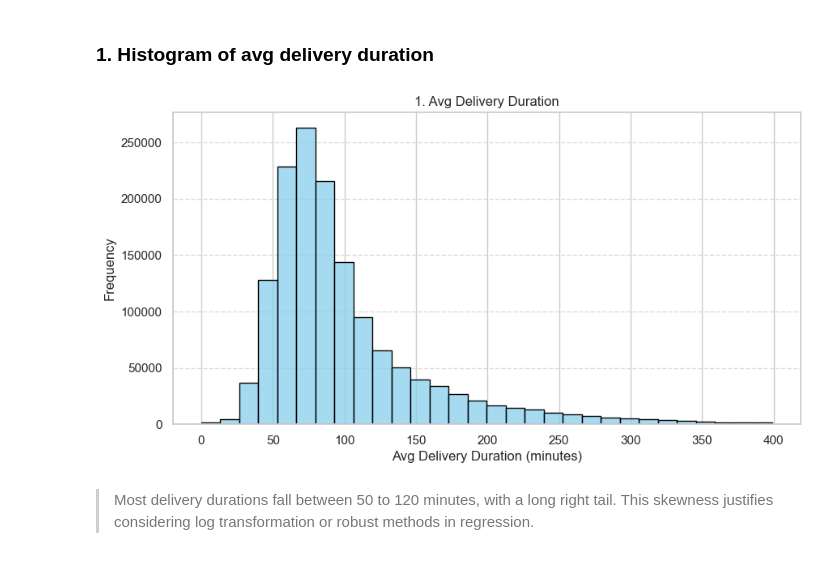
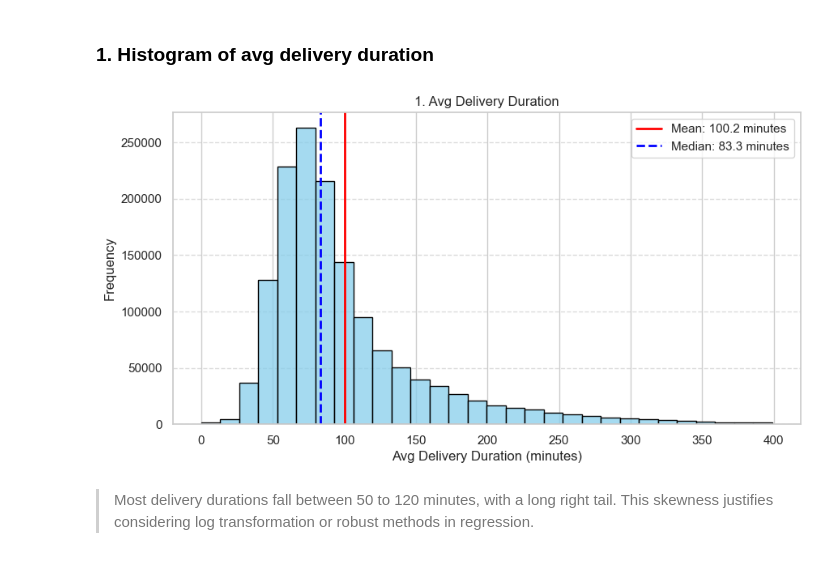
Before and after one commit to ISL-0111/IDS701_Team_Project, a Jupyter notebook: EDA.ipynb, the cells around one changed output. Saved outputs shown, nothing was run; the diff lists cells and outputs as text; code cells hidden in the pictures.

```diff
--- a/EDA.ipynb
+++ b/EDA.ipynb
@@ -335,24 +306,42 @@ df_filtered = df_merged[
 # %%
 import matplotlib.pyplot as plt
 import seaborn as sns
 
 sns.set(style="whitegrid")
+median_duration = df_filtered["avg_delivery_duration_min"].median()
 
+mean_duration = df_filtered["avg_delivery_duration_min"].mean()
 
 plt.figure(figsize=(10, 5))
 sns.histplot(
     df_filtered["avg_delivery_duration_min"],
     bins=30,
     color="skyblue",
     edgecolor="black",
 )
+plt.axvline(
+    mean_duration,
+    color="red",
+    linestyle="solid",
+    linewidth=2,
+    label=f"Mean: {mean_duration:.1f} minutes",
+)
+
+plt.axvline(
+    median_duration,
+    color="blue",
+    linestyle="dashed",
+    linewidth=2,
+    label=f"Median: {median_duration:.1f} minutes",
+)
 plt.title("1. Avg Delivery Duration")
 plt.xlabel("Avg Delivery Duration (minutes)")
 plt.ylabel("Frequency")
 plt.grid(axis="y", linestyle="--", alpha=0.7)
+plt.legend()
 plt.show()
 # %% [output]
-[figure, old version]
+[figure, new version]
 # %% [markdown]
 > Most delivery durations fall between 50 to 120 minutes, with a long right tail. This skewness justifies considering log transformation or robust methods in regression.
 # %% [markdown]
```
Also changed, not shown: parts of 22 cells of this notebook.
